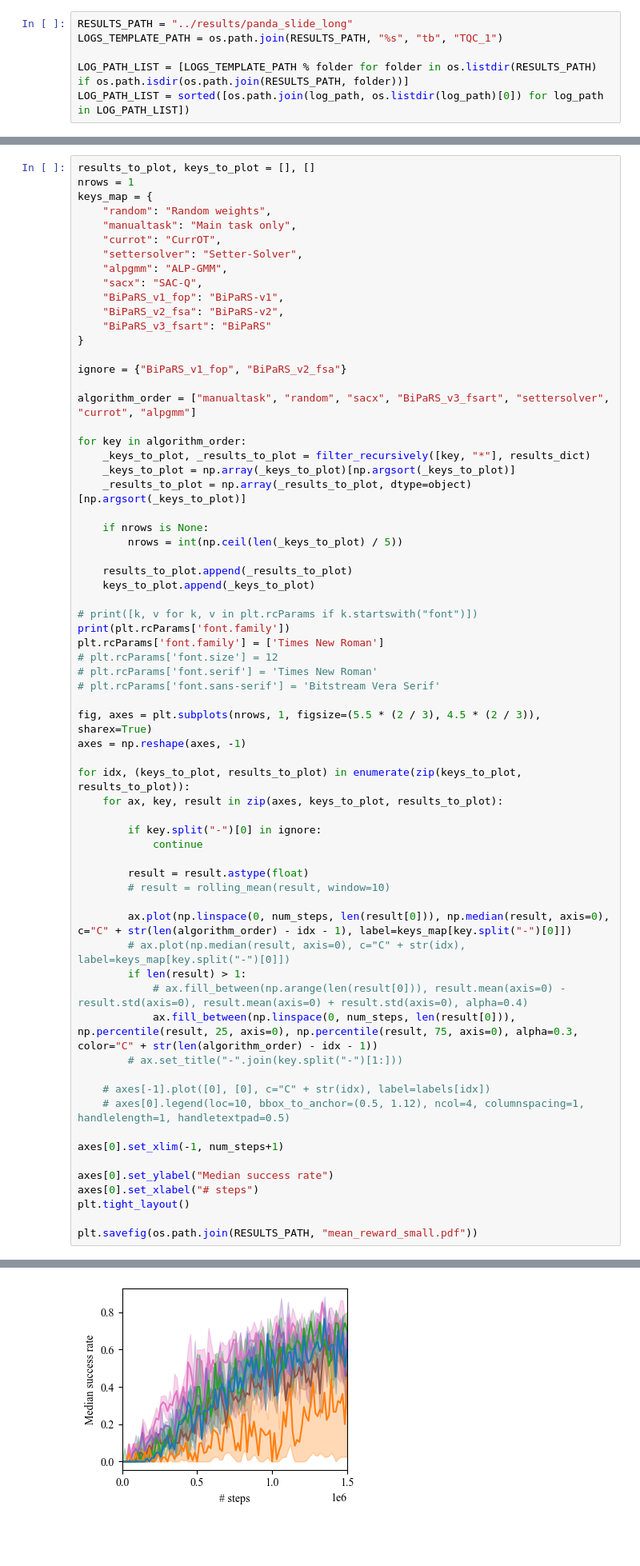
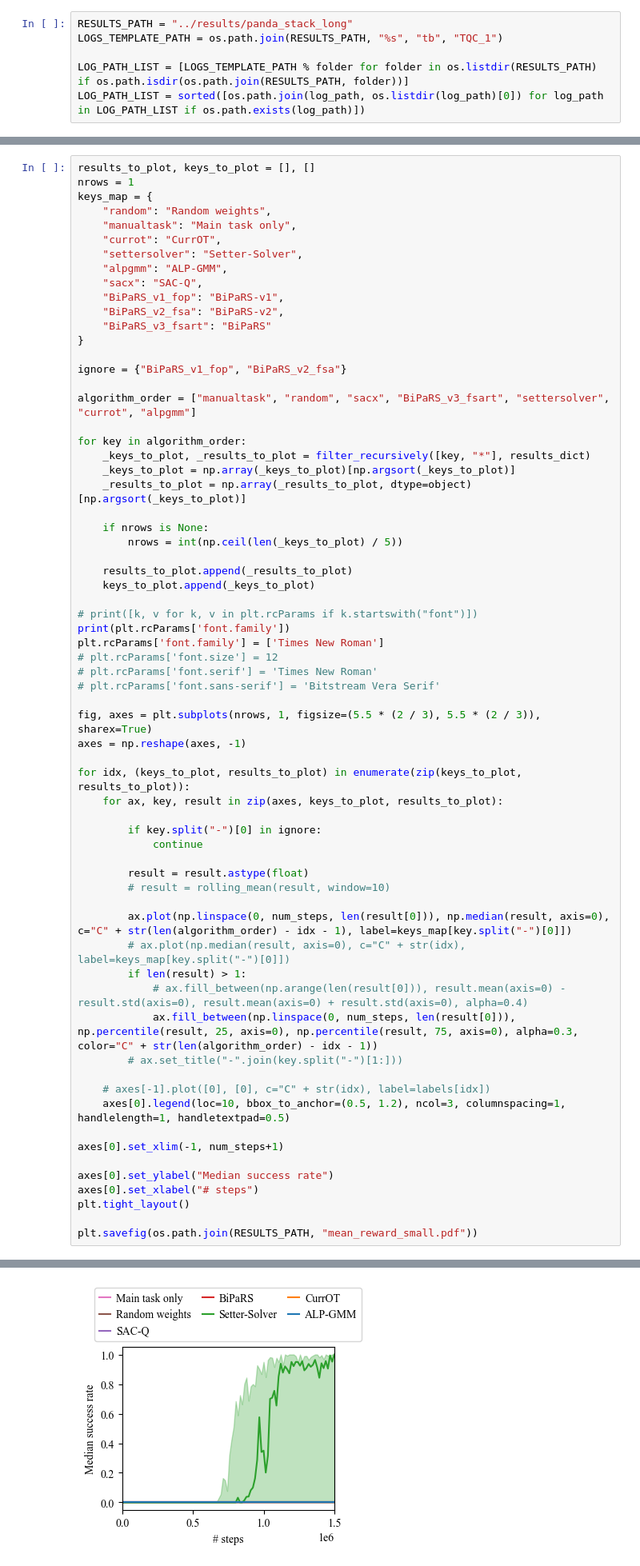
Before and after one commit to benquick123/RewardCurriculum, a Jupyter notebook: ipynbs/panda_env_analysis.ipynb, the cells around one changed output, grey strips where cells are left out. Shown at 80% size. Saved outputs shown, nothing was run; the diff lists cells and outputs as text; blank space fills up the shorter version.

```diff
--- a/ipynbs/panda_env_analysis.ipynb
+++ b/ipynbs/panda_env_analysis.ipynb
@@ -15,11 +15,11 @@ for font in font_manager.findSystemFonts(font_dir):
 # %% [markdown]
 ## Our setup results paths
 # %%
-RESULTS_PATH = "../results/panda_slide_long"
+RESULTS_PATH = "../results/panda_stack_long"
 LOGS_TEMPLATE_PATH = os.path.join(RESULTS_PATH, "%s", "tb", "TQC_1")
 
 LOG_PATH_LIST = [LOGS_TEMPLATE_PATH % folder for folder in os.listdir(RESULTS_PATH) if os.path.isdir(os.path.join(RESULTS_PATH, folder))]
-LOG_PATH_LIST = sorted([os.path.join(log_path, os.listdir(log_path)[0]) for log_path in LOG_PATH_LIST])
+LOG_PATH_LIST = sorted([os.path.join(log_path, os.listdir(log_path)[0]) for log_path in LOG_PATH_LIST if os.path.exists(log_path)])
 # %%
 results_dict = defaultdict(dict)
 all_experiment_combinations = set()
@@ -144,38 +144,38 @@ plt.rcParams['font.family'] = ['Times New Roman']
 # plt.rcParams['font.serif'] = 'Times New Roman'
 # plt.rcParams['font.sans-serif'] = 'Bitstream Vera Serif'
 
-fig, axes = plt.subplots(nrows, 1, figsize=(5.5 * (2 / 3), 4.5 * (2 / 3)), sharex=True)
+fig, axes = plt.subplots(nrows, 1, figsize=(5.5 * (2 / 3), 5.5 * (2 / 3)), sharex=True)
 axes = np.reshape(axes, -1)
 
 for idx, (keys_to_plot, results_to_plot) in enumerate(zip(keys_to_plot, results_to_plot)):
     for ax, key, result in zip(axes, keys_to_plot, results_to_plot):
 
         if key.split("-")[0] in ignore:
             continue
 
         result = result.astype(float)
         # result = rolling_mean(result, window=10)
 
         ax.plot(np.linspace(0, num_steps, len(result[0])), np.median(result, axis=0), c="C" + str(len(algorithm_order) - idx - 1), label=keys_map[key.split("-")[0]])
         # ax.plot(np.median(result, axis=0), c="C" + str(idx), label=keys_map[key.split("-")[0]])
         if len(result) > 1:
             # ax.fill_between(np.arange(len(result[0])), result.mean(axis=0) - result.std(axis=0), result.mean(axis=0) + result.std(axis=0), alpha=0.4)
             ax.fill_between(np.linspace(0, num_steps, len(result[0])), np.percentile(result, 25, axis=0), np.percentile(result, 75, axis=0), alpha=0.3, color="C" + str(len(algorithm_order) - idx - 1))
         # ax.set_title("-".join(key.split("-")[1:]))
 
     # axes[-1].plot([0], [0], c="C" + str(idx), label=labels[idx])
-    # axes[0].legend(loc=10, bbox_to_anchor=(0.5, 1.12), ncol=4, columnspacing=1, handlelength=1, handletextpad=0.5)
+    axes[0].legend(loc=10, bbox_to_anchor=(0.5, 1.2), ncol=3, columnspacing=1, handlelength=1, handletextpad=0.5)
 
 axes[0].set_xlim(-1, num_steps+1)
 
 axes[0].set_ylabel("Median success rate")
 axes[0].set_xlabel("# steps")
 plt.tight_layout()
 
 plt.savefig(os.path.join(RESULTS_PATH, "mean_reward_small.pdf"))
 # %% [output]
 ['Times New Roman']
-[figure, old version]
+[figure, new version]
 # %% [markdown]
 ### Weight plotting
 # %%
```
Also changed, not shown: parts of 1 cell of this notebook, 14 other files.
